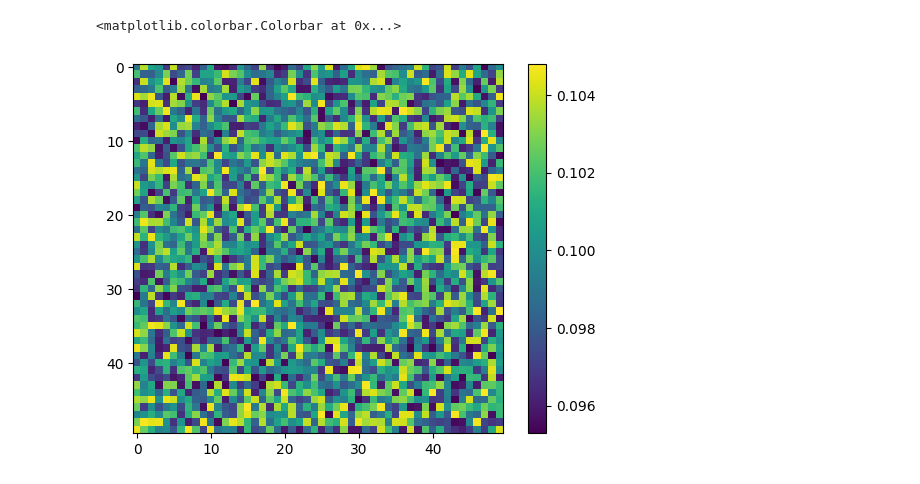
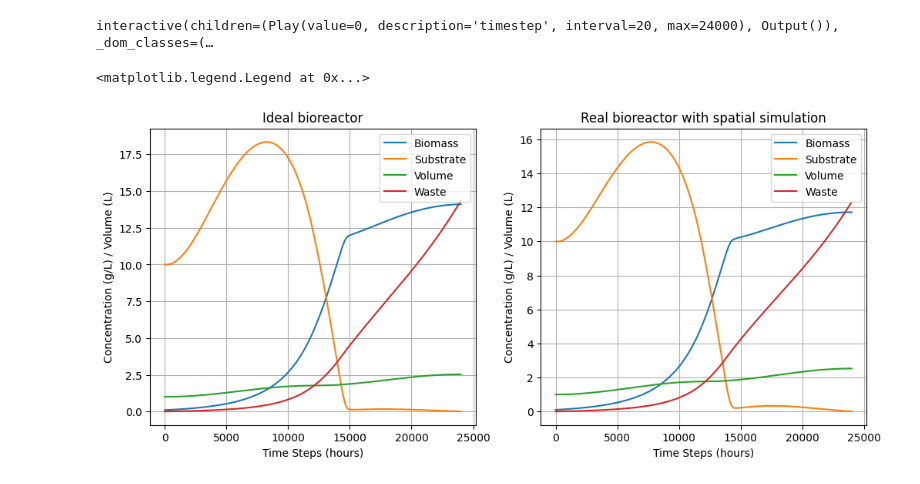
Before and after one commit to RayeneZanina/bioreactor-control, a Jupyter notebook: main.ipynb, the cells around one changed output. Cells and saved outputs as stored; diff of their text form; code cells hidden in the pictures.

```diff
--- a/main.ipynb
+++ b/main.ipynb
@@ -66,7 +61,0 @@ plt.legend()
-# %%
-real_bioreactor = real_Bioreactor(bioreactor_params, grid_params)
-plt.imshow(real_bioreactor.X_grid)
-plt.colorbar()
-# %% [output]
-<matplotlib.colorbar.Colorbar at 0x...>
-[figure, removed]
@@ -92,6 +83,42 @@ true_states = np.array(true_states)
 X_grids = np.array(X_grids)
 S_grids = np.array(S_grids)
 history = {'biomass': X_grids, 'substrate': S_grids}
+# %%
+def plotter(timestep, history):
+    plt.figure(figsize=(14, 6))
+    plt.subplot(1, 2, 1)
+    plt.imshow(history['biomass'][timestep], cmap='inferno')
+    plt.title(f'Biomass at Timestep {timestep}')
+    plt.colorbar(label='Biomass Concentration')
+    plt.subplot(1, 2, 2)
+    plt.imshow(history['substrate'][timestep], cmap='inferno')
+    plt.title(f'Substrate at Timestep {timestep}')
+    plt.colorbar(label='Substrate Concentration')
+    plt.show()
+
+interactive(plotter, timestep = Play(min=0, max=time_steps, value=0, interval=20),
+             history=fixed(history))
+# %% [output]
+interactive(children=(Play(value=0, description='timestep', interval=20, max=24000), Output()), _dom_classes=(…
+# %%
+plt.figure(figsize=(12, 5))
+plt.subplot(1, 2, 1)
+plt.plot(true_states, label=['Biomass', 'Substrate', 'Volume', 'Waste'])
+plt.xlabel('Time Steps (hours)')
+plt.ylabel('Concentration (g/L) / Volume (L)')
+plt.grid()
+plt.legend()
+plt.title('Ideal bioreactor')
+plt.subplot(1, 2, 2)
+plt.plot(true_states_real, label=['Biomass', 'Substrate', 'Volume', 'Waste'])
+plt.xlabel('Time Steps (hours)')
+plt.ylabel('Concentration (g/L) / Volume (L)')
+plt.grid()
+plt.title('Real bioreactor with spatial simulation')
+plt.legend()
+# %% [output]
+<matplotlib.legend.Legend at 0x...>
+[figure, added]
 # %%
 plt.figure(figsize=(12, 5))
 plt.subplot(1, 2, 1)
```
Also changed, not shown: parts of 13 cells of this notebook, 2 other files.
